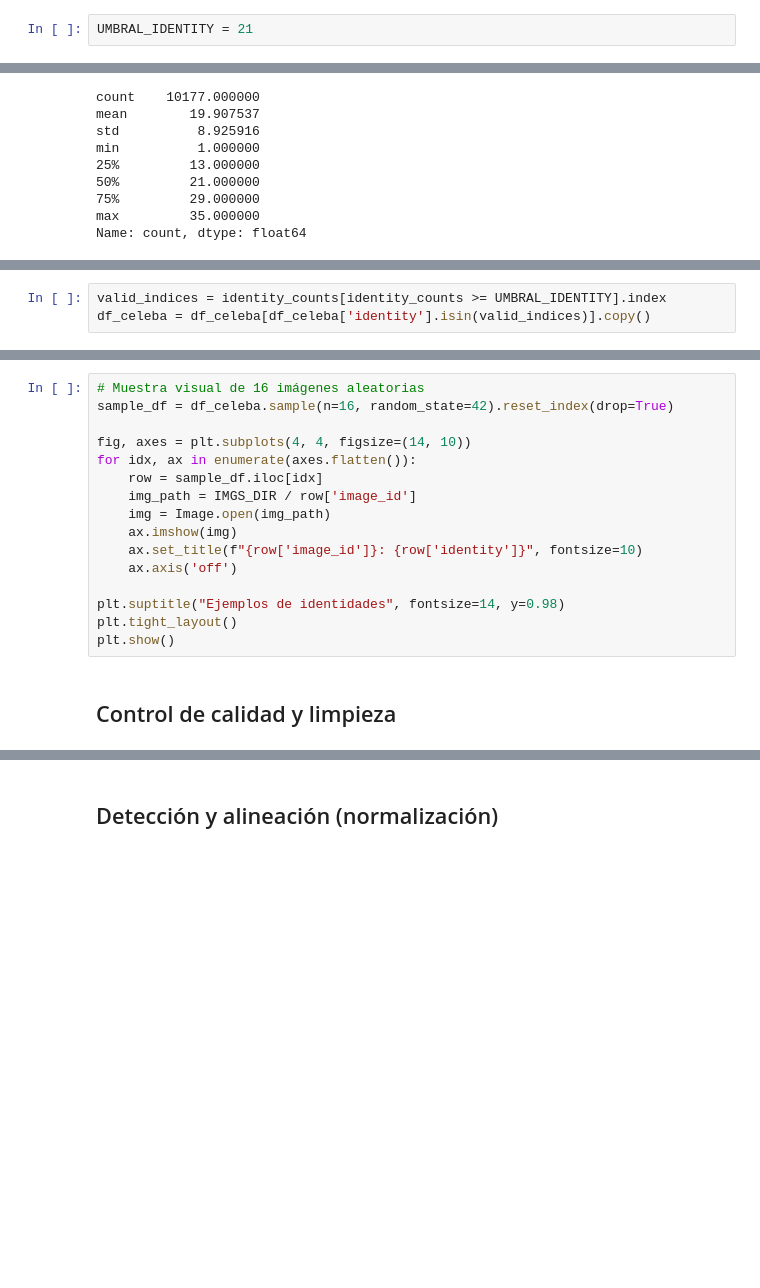
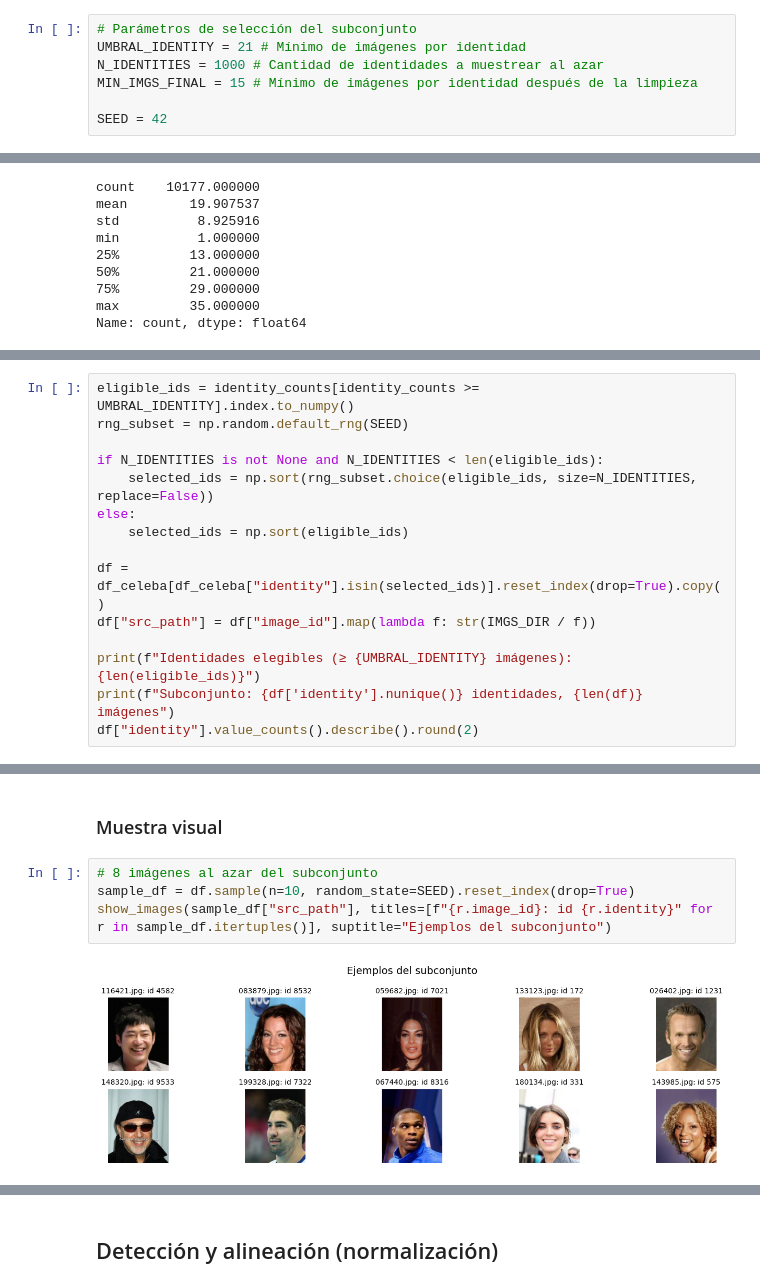
Before and after one commit to maximoalva/tuia-face-recognition-app, a Jupyter notebook: 1-pre-processing.ipynb, the cells around one changed output, grey strips where cells are left out. Cells and saved outputs as stored; diff of their text form; blank space fills up the shorter version.

```diff
--- a/1-pre-processing.ipynb
+++ b/1-pre-processing.ipynb
@@ -30,2 +38,7 @@ EVAL_DIR.mkdir(parents=True, exist_ok=True)
 # %%
-UMBRAL_IDENTITY = 21
+# Parámetros de selección del subconjunto
+UMBRAL_IDENTITY = 21 # Mínimo de imágenes por identidad
+N_IDENTITIES = 1000 # Cantidad de identidades a muestrear al azar
+MIN_IMGS_FINAL = 15 # Mínimo de imágenes por identidad después de la limpieza
+
+SEED = 42
@@ -231,3 +356,15 @@ plt.show()
 # %%
-valid_indices = identity_counts[identity_counts >= UMBRAL_IDENTITY].index
-df_celeba = df_celeba[df_celeba['identity'].isin(valid_indices)].copy()
+eligible_ids = identity_counts[identity_counts >= UMBRAL_IDENTITY].index.to_numpy()
+rng_subset = np.random.default_rng(SEED)
+
+if N_IDENTITIES is not None and N_IDENTITIES < len(eligible_ids):
+    selected_ids = np.sort(rng_subset.choice(eligible_ids, size=N_IDENTITIES, replace=False))
+else:
+    selected_ids = np.sort(eligible_ids)
+
+df = df_celeba[df_celeba["identity"].isin(selected_ids)].reset_index(drop=True).copy()
+df["src_path"] = df["image_id"].map(lambda f: str(IMGS_DIR / f))
+
+print(f"Identidades elegibles (≥ {UMBRAL_IDENTITY} imágenes): {len(eligible_ids)}")
+print(f"Subconjunto: {df['identity'].nunique()} identidades, {len(df)} imágenes")
+df["identity"].value_counts().describe().round(2)
@@ -234,18 +383,8 @@ df_celeba = df_celeba[df_celeba['identity'].isin(valid_indices)].copy()
-# %%
-# Muestra visual de 16 imágenes aleatorias
-sample_df = df_celeba.sample(n=16, random_state=42).reset_index(drop=True)
-
-fig, axes = plt.subplots(4, 4, figsize=(14, 10))
-for idx, ax in enumerate(axes.flatten()):
-    row = sample_df.iloc[idx]
-    img_path = IMGS_DIR / row['image_id']
-    img = Image.open(img_path)
-    ax.imshow(img)
-    ax.set_title(f"{row['image_id']}: {row['identity']}", fontsize=10)
-    ax.axis('off')
-
-plt.suptitle("Ejemplos de identidades", fontsize=14, y=0.98)
-plt.tight_layout()
-plt.show()
-# %% [markdown]
-## Control de calidad y limpieza
+# %% [markdown]
+### Muestra visual
+# %%
+# 8 imágenes al azar del subconjunto
+sample_df = df.sample(n=10, random_state=SEED).reset_index(drop=True)
+show_images(sample_df["src_path"], titles=[f"{r.image_id}: id {r.identity}" for r in sample_df.itertuples()], suptitle="Ejemplos del subconjunto")
+# %% [output]
+[figure, added]
```
Also changed, not shown: parts of 38 cells of this notebook.
